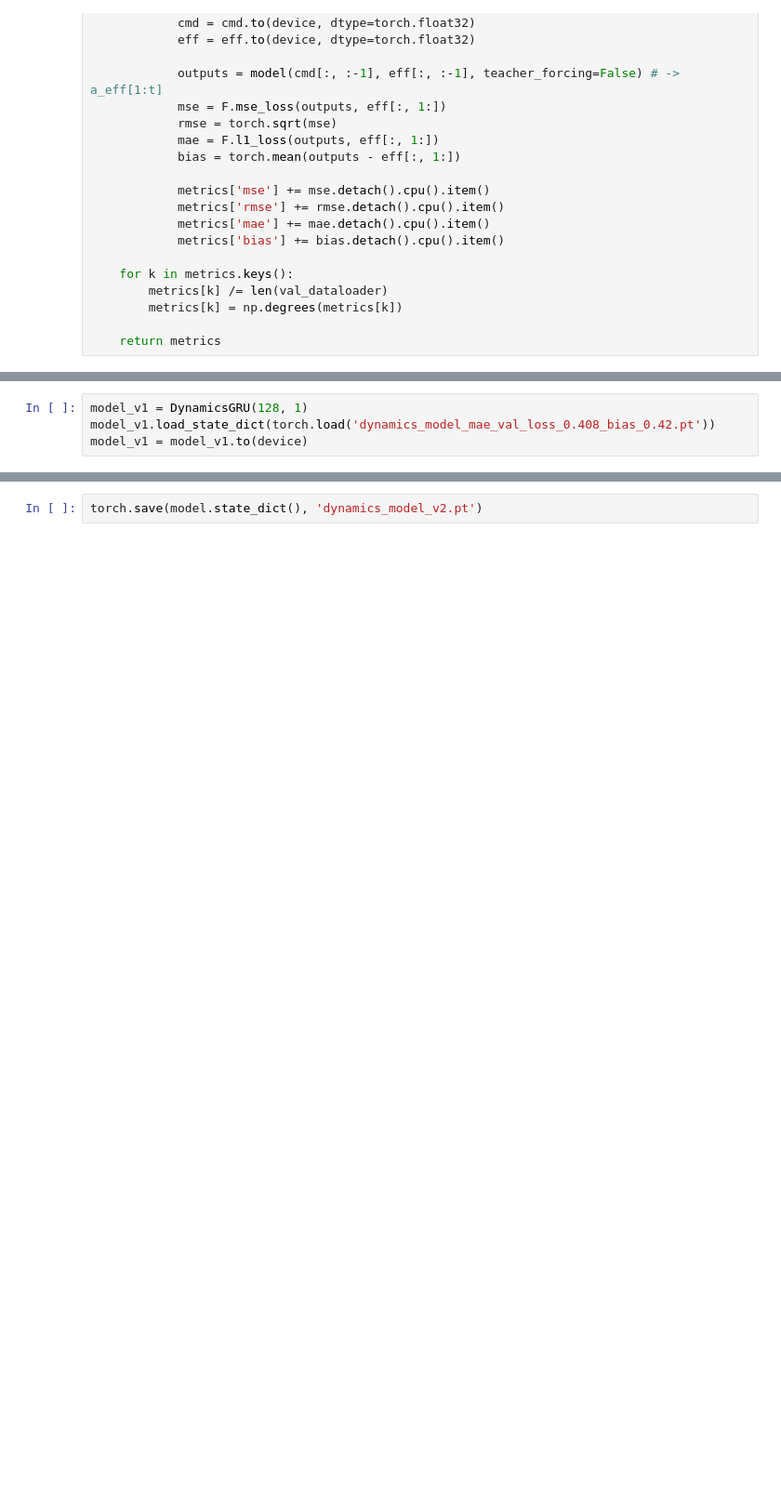
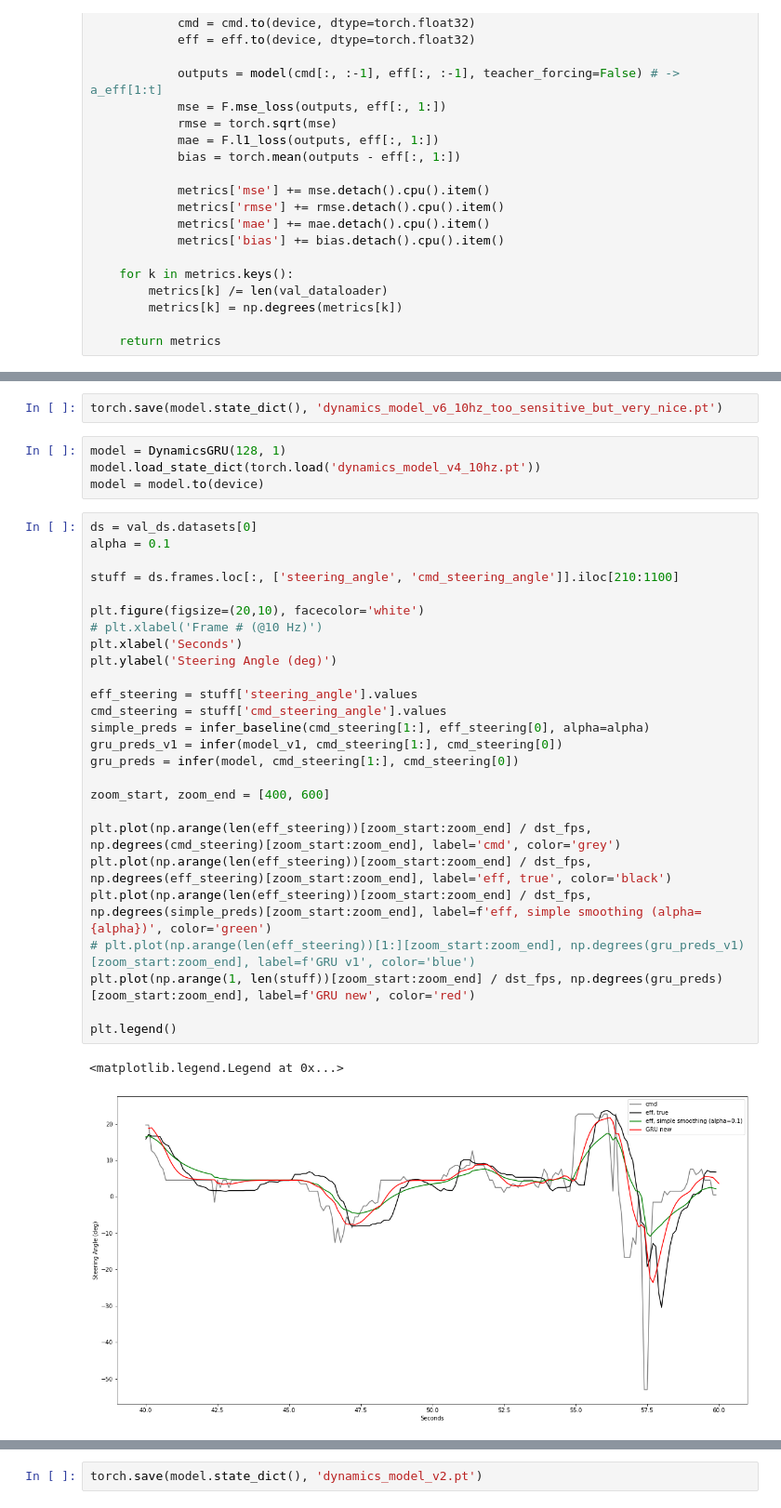
Before and after one commit to nikebless/e2e-driving, a Jupyter notebook: notebooks/vehicle_dynamics.ipynb, the cells around one changed output, grey strips where cells are left out. Shown: that part at 93% size. Drawn from its saved outputs; the diff is of its cells as text; blank space fills up the shorter version.

```diff
--- a/notebooks/vehicle_dynamics.ipynb
+++ b/notebooks/vehicle_dynamics.ipynb
@@ -379,7 +531,38 @@ smoothing baseline: 30.775
+# %%
+torch.save(model.state_dict(), 'dynamics_model_v6_10hz_too_sensitive_but_very_nice.pt')
 # %%
-model_v1 = DynamicsGRU(128, 1)
-model_v1.load_state_dict(torch.load('dynamics_model_mae_val_loss_0.408_bias_0.42.pt'))
-model_v1 = model_v1.to(device)
+model = DynamicsGRU(128, 1)
+model.load_state_dict(torch.load('dynamics_model_v4_10hz.pt'))
+model = model.to(device)
+# %%
+ds = val_ds.datasets[0]
+alpha = 0.1
+
+stuff = ds.frames.loc[:, ['steering_angle', 'cmd_steering_angle']].iloc[210:1100]
+
+plt.figure(figsize=(20,10), facecolor='white')
+# plt.xlabel('Frame # (@10 Hz)')
+plt.xlabel('Seconds')
+plt.ylabel('Steering Angle (deg)')
+
+eff_steering = stuff['steering_angle'].values
+cmd_steering = stuff['cmd_steering_angle'].values
+simple_preds = infer_baseline(cmd_steering[1:], eff_steering[0], alpha=alpha)
+gru_preds_v1 = infer(model_v1, cmd_steering[1:], cmd_steering[0])
+gru_preds = infer(model, cmd_steering[1:], cmd_steering[0])
+
+zoom_start, zoom_end = [400, 600]
+
+plt.plot(np.arange(len(eff_steering))[zoom_start:zoom_end] / dst_fps, np.degrees(cmd_steering)[zoom_start:zoom_end], label='cmd', color='grey')
+plt.plot(np.arange(len(eff_steering))[zoom_start:zoom_end] / dst_fps, np.degrees(eff_steering)[zoom_start:zoom_end], label='eff, true', color='black')
+plt.plot(np.arange(len(eff_steering))[zoom_start:zoom_end] / dst_fps, np.degrees(simple_preds)[zoom_start:zoom_end], label=f'eff, simple smoothing (alpha={alpha})', color='green')
+# plt.plot(np.arange(len(eff_steering))[1:][zoom_start:zoom_end], np.degrees(gru_preds_v1)[zoom_start:zoom_end], label=f'GRU v1', color='blue')
+plt.plot(np.arange(1, len(stuff))[zoom_start:zoom_end] / dst_fps, np.degrees(gru_preds)[zoom_start:zoom_end], label=f'GRU new', color='red')
+
+plt.legend()
+# %% [output]
+<matplotlib.legend.Legend at 0x...>
+[figure, added]
 # %%
 ds = val_ds.datasets[0]
 alpha = 0.1
```
Also changed, not shown: parts of 11 cells of this notebook, 7 other files.
